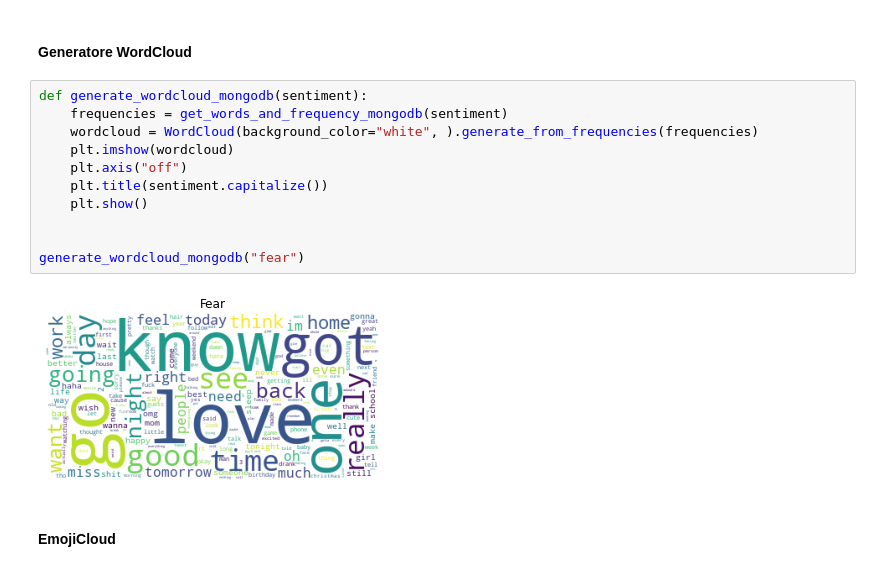
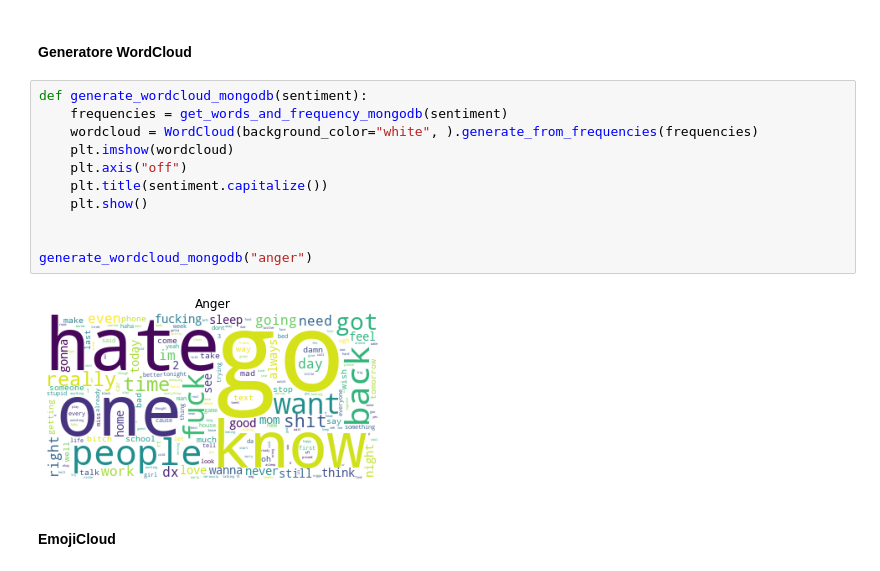
Before and after one commit to Fazzaa/tweet_analysis, a Jupyter notebook: graph.ipynb, the cells around one changed output. Cells and saved outputs as stored; diff of their text form.

```diff
--- a/graph.ipynb
+++ b/graph.ipynb
@@ -75,16 +75,16 @@ get_words_and_frequency_mongodb("anger", 20)
 # %%
 def generate_wordcloud_mongodb(sentiment):
     frequencies = get_words_and_frequency_mongodb(sentiment)
     wordcloud = WordCloud(background_color="white", ).generate_from_frequencies(frequencies)
     plt.imshow(wordcloud)
     plt.axis("off")
     plt.title(sentiment.capitalize())
     plt.show()
 
 
-generate_wordcloud_mongodb("fear")
+generate_wordcloud_mongodb("anger")
 # %% [output]
-[figure, old version]
+[figure, new version]
 # %% [markdown]
 #### EmojiCloud
 # %%
```
Also changed, not shown: parts of 8 cells of this notebook, 4 other files.
